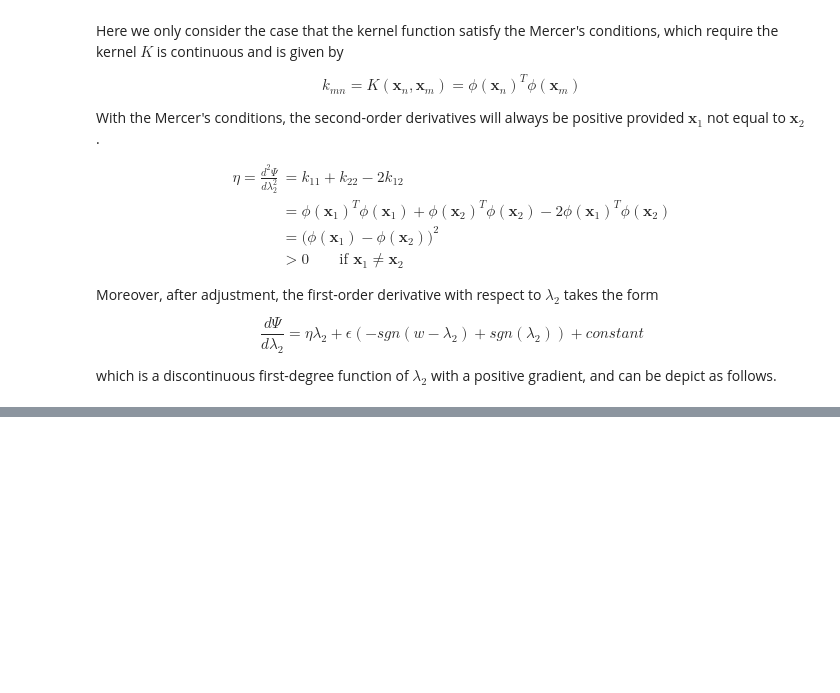
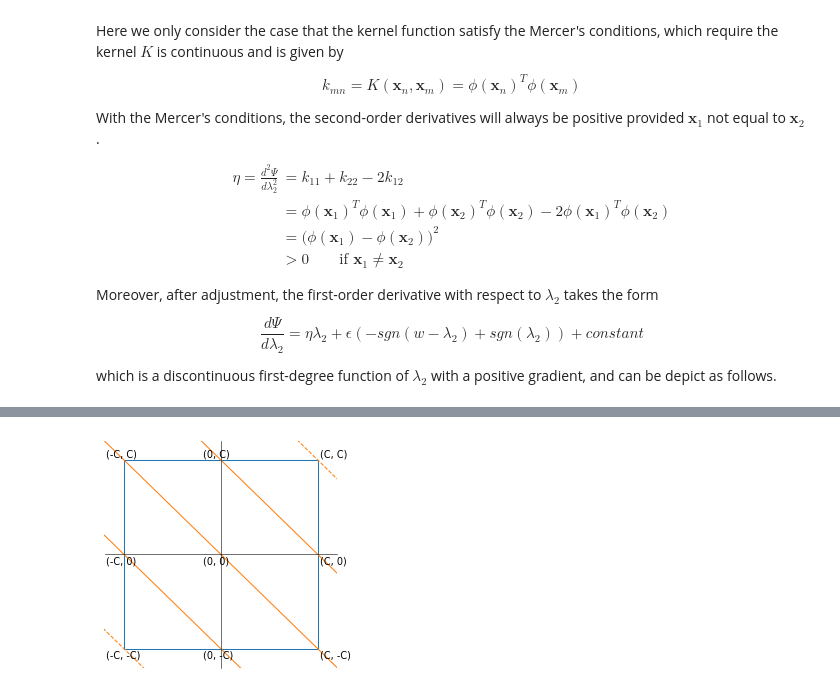
Before and after one commit to Minohh/PRML-Note, a Jupyter notebook: 7_Sparse_Kernel_Machines/SMO_For_Regression.ipynb, the cells around one changed output, grey strips where cells are left out. Cells and saved outputs as stored; diff of their text form; code cells hidden in the pictures; blank space fills up the shorter version.

```diff
--- a/7_Sparse_Kernel_Machines/SMO_For_Regression.ipynb
+++ b/7_Sparse_Kernel_Machines/SMO_For_Regression.ipynb
@@ -502,0 +666,55 @@ The goal of the inner loop is to pick one parameter from the array of parameters
+# %%
+import numpy as np
+import matplotlib.pyplot as plt
+
+REC_LINES = np.array([[-1, 1, 1, -1, -1], [-1, -1, 1, 1, -1]])
+SLANT_LINE_X = np.array([-2, 2])
+
+def hide_axes(ax):
+    ax.spines["top"].set_color("none")
+    ax.spines["bottom"].set_position("zero")
+    ax.spines["left"].set_position("zero")
+    ax.spines["right"].set_color("none")
+    ax.set_xlim(-1.2, 1.2)
+    ax.set_ylim(-1.2, 1.2)
+
+def draw_rec(ax):
+    hide_axes(ax)
+    ax.plot(REC_LINES[0], REC_LINES[1])
+    ax.set_xticks([])
+    ax.set_yticks([])
+    ax.text(-1.18, -1.1, "(-C, -C)", fontsize=14)
+    ax.text(-1.18, -0.1, "(-C, 0)", fontsize=14)
+    ax.text(-1.18, 1.03, "(-C, C)", fontsize=14)
+
+    ax.text(-0.18, -1.1, "(0, -C)", fontsize=14)
+    ax.text(-0.18, -0.1, "(0, 0)", fontsize=14)
+    ax.text(-0.18, 1.03, "(0, C)", fontsize=14)
+
+    ax.text(1.02, -1.1, "(C, -C)", fontsize=14)
+    ax.text(1.02, -0.1, "(C, 0)", fontsize=14)
+    ax.text(1.02, 1.03, "(C, C)", fontsize=14)
+
+def draw_line(ax, sign, k, style=None):
+    x = SLANT_LINE_X
+    y = k - sign*x
+    ax.plot(x, y, linestyle=style, color='C1')
+
+def main():
+    fig=plt.figure(figsize=(6,6), dpi=50)
+    ax = fig.subplots(1, 1)
+    draw_rec(ax)
+
+    draw_line(ax, 1, -2, 'dashed')
+    draw_line(ax, 1, -1)
+    draw_line(ax, 1, 0)
+    draw_line(ax, 1, 1)
+    draw_line(ax, 1, 2, 'dashed')
+
+    plt.show()
+    return
+
+if __name__=="__main__":
+    main()
+# %% [output]
+[figure, added]
```
Also changed, not shown: parts of 9 cells of this notebook, 2 other files.
